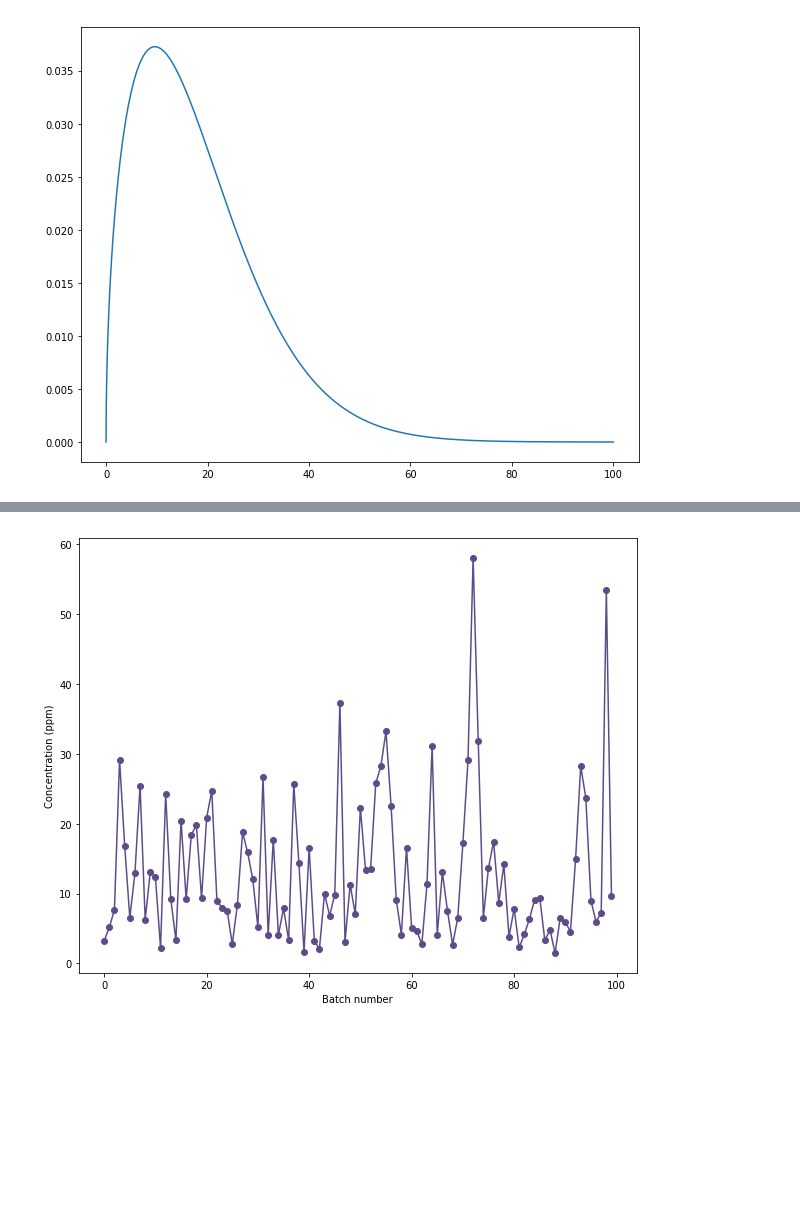
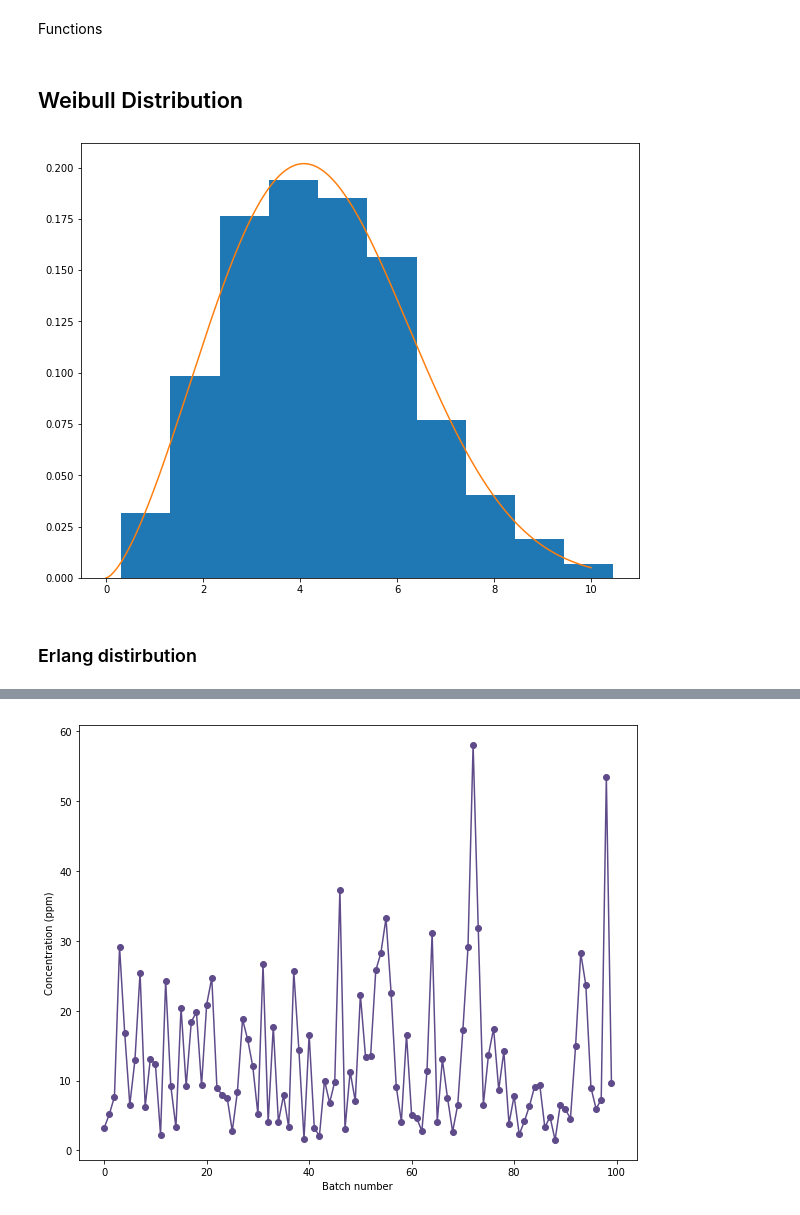
Before and after one commit to Yoyodyne-Data-Science/distribution-free-intervals, a Jupyter notebook: distribution free intervals.ipynb, the cells around one changed output, grey strips where cells are left out. Cells and saved outputs as stored; diff of their text form; code cells hidden in the pictures; blank space fills up the shorter version.

```diff
--- a/distribution free intervals.ipynb
+++ b/distribution free intervals.ipynb
@@ -39,6 +45,8 @@ np.random.shuffle(oeuf_ratings)
 lilcol_ratings = np.concatenate([np.repeat(5, 210),np.repeat(4, 67),np.repeat(3, 19),np.repeat(2, 11),np.repeat(1, 11)])
 # shuffle them to simulate the reviews coming in in real time
 np.random.shuffle(lilcol_ratings)
+# %% [markdown]
+Functions
 # %%
 def weib(x,lmbd,k):
     """ Calculate Weibull pdf for two parameters lambda (lmbd) and k
@@ -203,11 +211,20 @@ def calc_min_n(beta, oneminalpha):
     res = opt.minimize_scalar(cond_on_n, args = (beta, oneminalpha))
 
     return np.ceil(res.x)
+# %% [markdown]
+## Weibull Distribution
+# %%
+a = 2.5
+lmbd = 5
 # %%
-x = np.arange(0, 100, 0.001)
-y = weib(x, 20, 1.5)
+weib_samp = lmbd*np.random.weibull(a, 1000)
+x = np.arange(0, 10, 0.001)
+y = weib(x, lmbd, a)
 fig, ax = plt.subplots(figsize = [10,8])
+ax.hist(weib_samp, density = 1)
 ax.plot(x,y)
 plt.show()
 # %% [output]
-[figure, old version]
+[figure, new version]
+# %% [markdown]
+### Erlang distirbution
```
Also changed, not shown: parts of 10 cells of this notebook.
